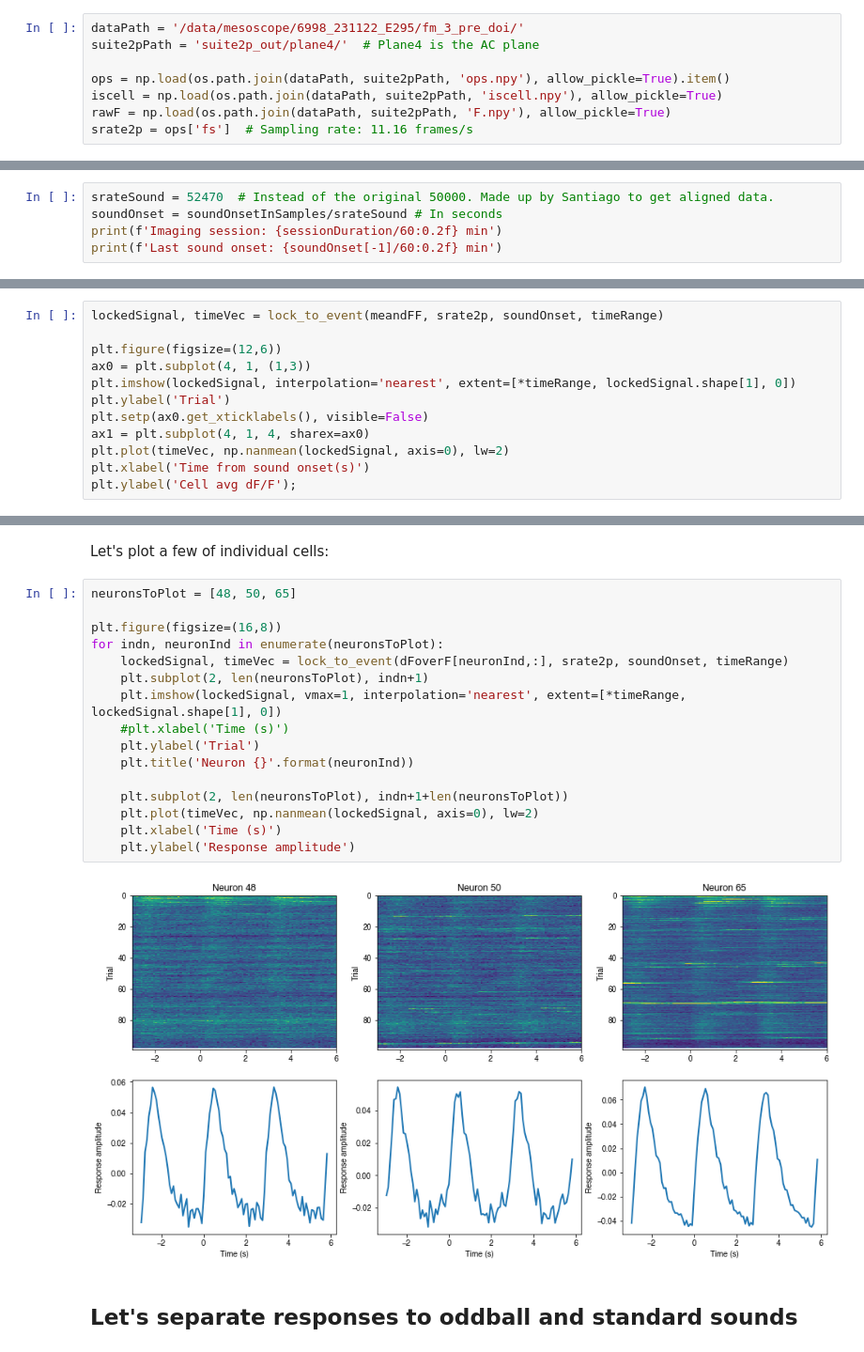
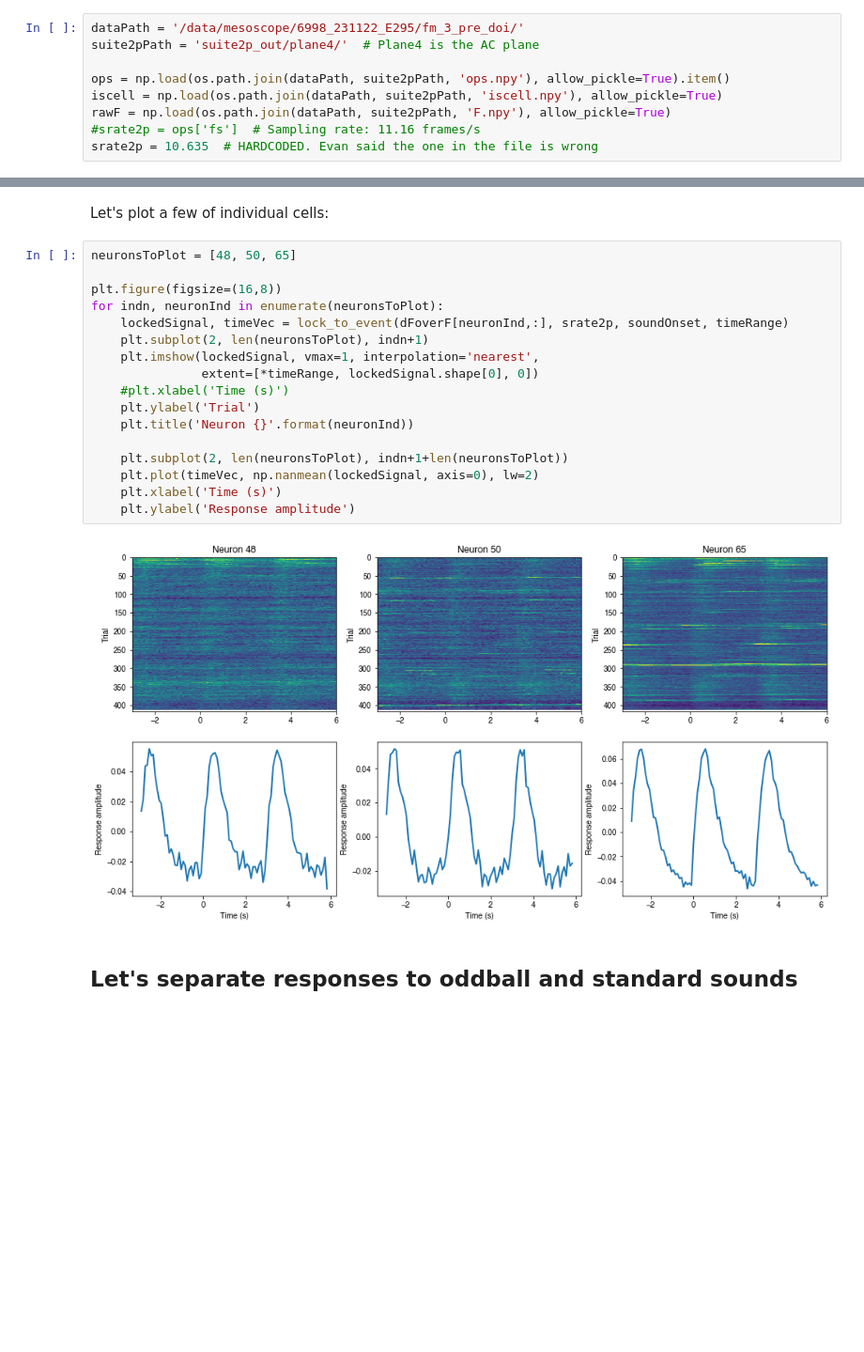
Before and after one commit to sjara/uobrainflex_reports, a Jupyter notebook: mesoscope/oddball_fm_sound_evoked_responses.ipynb, the cells around one changed output, grey strips where cells are left out. Shown: that part at 94% size. Saved outputs shown, nothing was run; the diff lists cells and outputs as text; blank space fills up the shorter version.

```diff
--- a/mesoscope/oddball_fm_sound_evoked_responses.ipynb
+++ b/mesoscope/oddball_fm_sound_evoked_responses.ipynb
@@ -53,7 +53,8 @@ suite2pPath = 'suite2p_out/plane4/'  # Plane4 is the AC plane
 ops = np.load(os.path.join(dataPath, suite2pPath, 'ops.npy'), allow_pickle=True).item()
 iscell = np.load(os.path.join(dataPath, suite2pPath, 'iscell.npy'), allow_pickle=True)
 rawF = np.load(os.path.join(dataPath, suite2pPath, 'F.npy'), allow_pickle=True)
-srate2p = ops['fs']  # Sampling rate: 11.16 frames/s
+#srate2p = ops['fs']  # Sampling rate: 11.16 frames/s
+srate2p = 10.635  # HARDCODED. Evan said the one in the file is wrong
 # %% [markdown]
 Let's calculate the dF/F keeping only the good cells (according to Suite2p):
 # %%
@@ -124,5 +113,0 @@ plt.imshow(lockedSignal[:20,:], interpolation='nearest');
-# %%
-srateSound = 52470  # Instead of the original 50000. Made up by Santiago to get aligned data.
-soundOnset = soundOnsetInSamples/srateSound # In seconds
-print(f'Imaging session: {sessionDuration/60:0.2f} min')
-print(f'Last sound onset: {soundOnset[-1]/60:0.2f} min')
@@ -134,12 +113,0 @@ Let's aligned the data and plot it with this new sampling rate:
-# %%
-lockedSignal, timeVec = lock_to_event(meandFF, srate2p, soundOnset, timeRange)
-
-plt.figure(figsize=(12,6))
-ax0 = plt.subplot(4, 1, (1,3))
-plt.imshow(lockedSignal, interpolation='nearest', extent=[*timeRange, lockedSignal.shape[1], 0])
-plt.ylabel('Trial')
-plt.setp(ax0.get_xticklabels(), visible=False)
-ax1 = plt.subplot(4, 1, 4, sharex=ax0)
-plt.plot(timeVec, np.nanmean(lockedSignal, axis=0), lw=2)
-plt.xlabel('Time from sound onset(s)')
-plt.ylabel('Cell avg dF/F');
@@ -150,21 +116,22 @@ Let's plot a few of individual cells:
 # %%
 neuronsToPlot = [48, 50, 65]
 
 plt.figure(figsize=(16,8))
 for indn, neuronInd in enumerate(neuronsToPlot):
     lockedSignal, timeVec = lock_to_event(dFoverF[neuronInd,:], srate2p, soundOnset, timeRange)
     plt.subplot(2, len(neuronsToPlot), indn+1)
-    plt.imshow(lockedSignal, vmax=1, interpolation='nearest', extent=[*timeRange, lockedSignal.shape[1], 0])
+    plt.imshow(lockedSignal, vmax=1, interpolation='nearest',
+               extent=[*timeRange, lockedSignal.shape[0], 0])
     #plt.xlabel('Time (s)')
     plt.ylabel('Trial')
     plt.title('Neuron {}'.format(neuronInd))
 
     plt.subplot(2, len(neuronsToPlot), indn+1+len(neuronsToPlot))
     plt.plot(timeVec, np.nanmean(lockedSignal, axis=0), lw=2)
     plt.xlabel('Time (s)')
     plt.ylabel('Response amplitude')
 # %% [output]
-[figure, old version]
+[figure, new version]
 # %% [markdown]
 ## Let's separate responses to oddball and standard sounds
 # %% [markdown]
```
Also changed, not shown: parts of 19 cells of this notebook.
